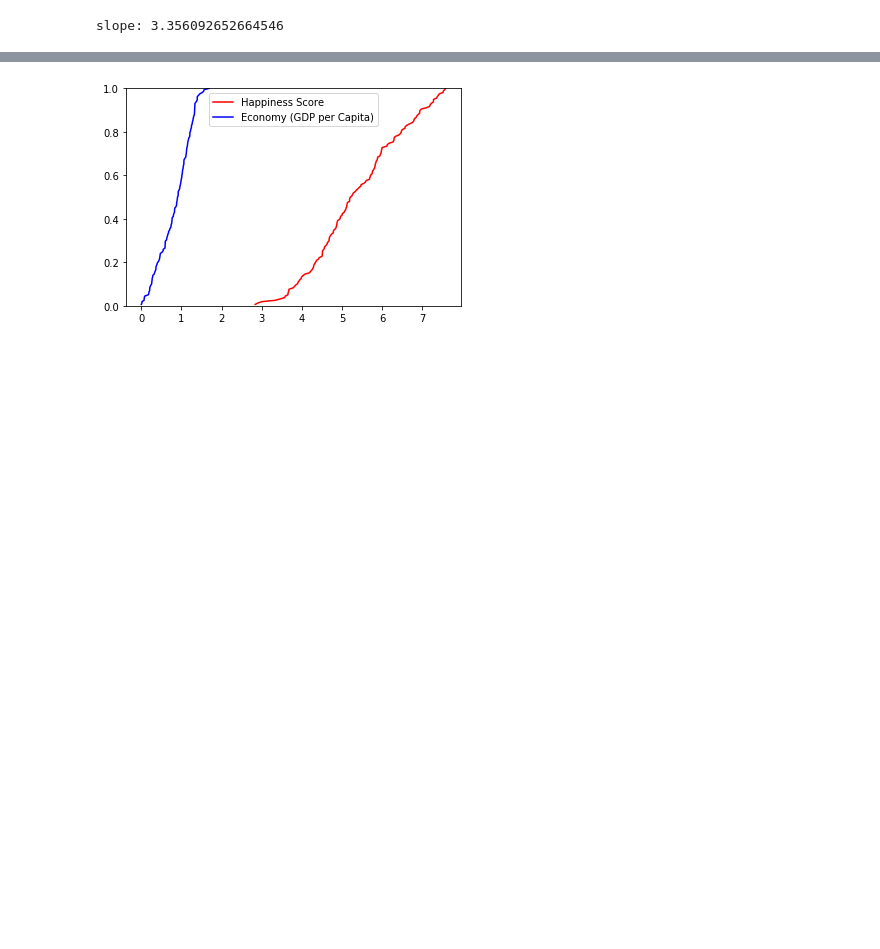
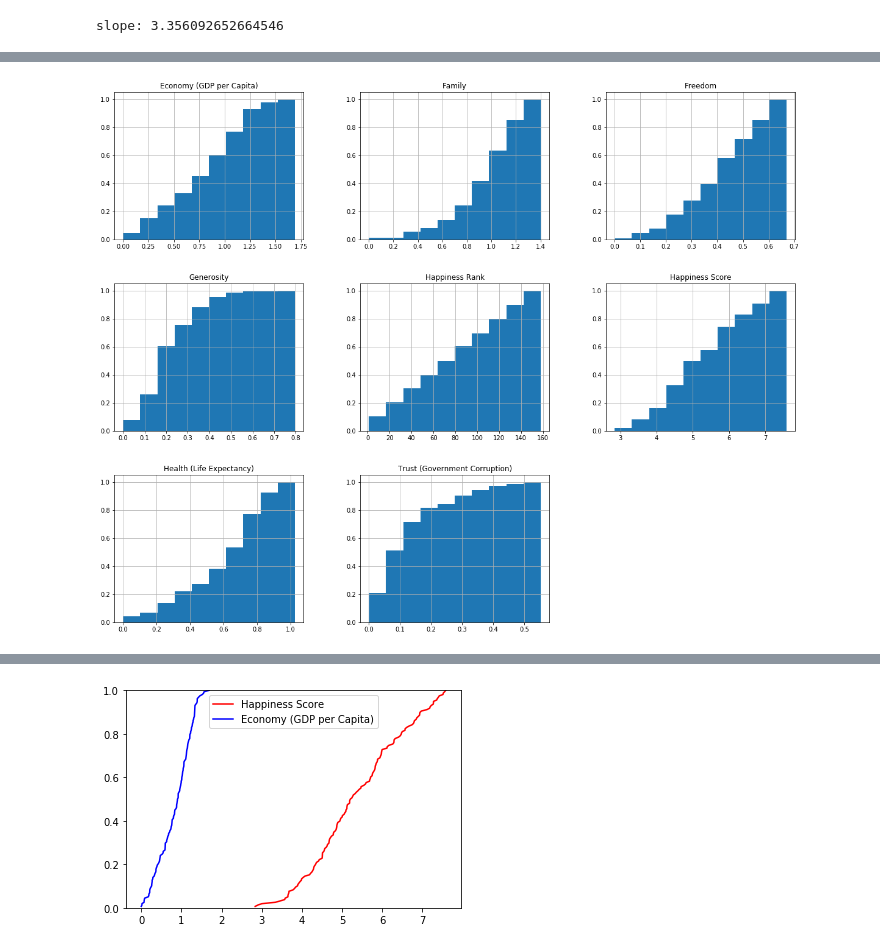
Before and after one commit to fsssa-iscteiulpt/FCD, a Jupyter notebook: World Happiness Report.ipynb, the cells around one changed output, grey strips where cells are left out. Drawn from its saved outputs; the diff is of its cells as text; code cells hidden in the pictures; blank space fills up the shorter version.

Commit message:
distribution histograms added

```diff
--- a/World Happiness Report.ipynb
+++ b/World Happiness Report.ipynb
@@ -182,0 +181,5 @@ slope: 3.356092652664546
+# %%
+df_2015.hist(figsize = (20,16),  cumulative=True, density=True)
+plt.show()
+# %% [output]
+[figure, added]
```
Also changed, not shown: parts of 6 cells of this notebook.
